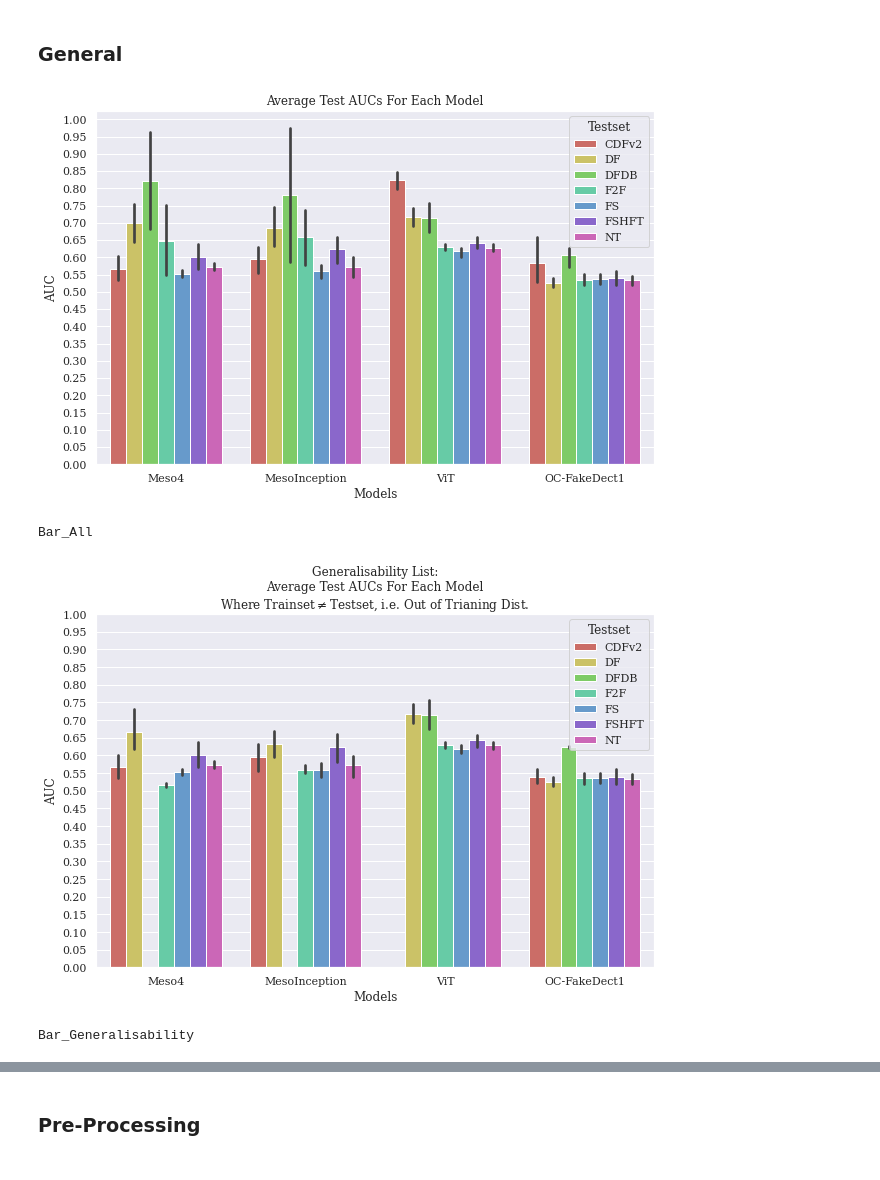
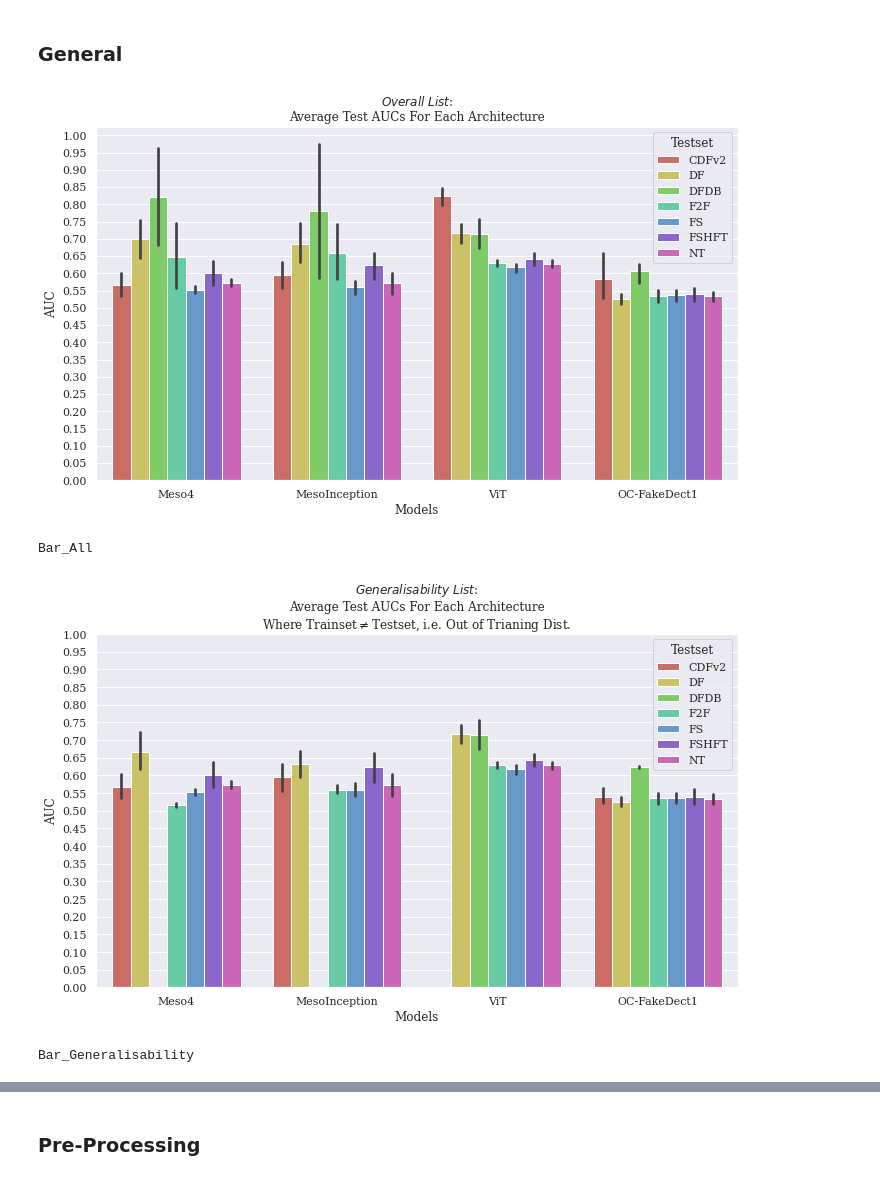
Before and after one commit to zsxkib/MInf-2.0-DeepFake-Detection, a Jupyter notebook: Collate_Results.ipynb, the cells around one changed output, grey strips where cells are left out. Drawn from its saved outputs; the diff is of its cells as text; code cells hidden in the pictures.

Commit message:
all plots done frfr

```diff
--- a/Collate_Results.ipynb
+++ b/Collate_Results.ipynb
@@ -44,6 +44,21 @@ def get_metric_from_file(fpath, metric="auc"):
             tpr = ast.literal_eval(tpr.strip().split("=")[-1])
             fpr = ast.literal_eval(fpr.strip().split("=")[-1])
             return tpr, fpr, experiment_name
+
+        if "ytrueNypreds" == metric:
+            f.readline()
+            fpr = f.readline()
+            f.readline()
+            tpr = f.readline()
+            tpr = ast.literal_eval(tpr.strip().split("=")[-1])
+            fpr = ast.literal_eval(fpr.strip().split("=")[-1])
+            f.readline()
+            y_true = f.readline()
+            y_true = ast.literal_eval(y_true.strip().split("=")[-1])
+            f.readline()
+            y_pred = f.readline()
+            y_pred = ast.literal_eval(y_pred.strip().split("=")[-1])
+            return y_true, y_pred, experiment_name
     chosen_metric = metrics[metric.lower()]
     return float(chosen_metric.strip().split("=")[-1])
 
@@ -384,33 +420,33 @@ ___
 # %% [markdown]
 ### General
 # %%
-plt.figure(figsize=(10, 6.5))
+plt.figure(figsize=(11.5, 6.5))
 # plot_order = df.groupby('Cause Name')['Deaths'].sum().sort_values(ascending=False).index.values
 ax = sns.barplot(
     x="Model_Name",
     y="AUC",
     hue="Testset",
     data=df,
     hue_order=['CDFv2', 'DF', 'DFDB', 'F2F', 'FS', 'FSHFT', 'NT'],
     order=['Meso4', 'MesoInception', 'ViT', 'OC-FakeDect1'],
     palette="hls",
 )
-title = f"Average Test AUCs For Each Model"
+title = f"$Overall$ $List$:\nAverage Test AUCs For Each Architecture"
 fname = "Bar_All"
 ax.set_title(title)
 ax.set_yticks(np.arange(0, 1.05, 0.05))
 ax.set_xlabel("Models")
 plt.savefig(
     f"./_PLOTS/{fname}.pdf",
     bbox_inches="tight",
     )
 plt.show()
 print(fname)
 # %% [output]
-[figure, old version]
+[figure, new version]
 Bar_All
 # %%
-plt.figure(figsize=(10, 6.5))
+plt.figure(figsize=(11.5, 6.5))
 ax = sns.barplot(
     x="Model_Name",
     y="AUC",
@@ -420,7 +456,7 @@ ax = sns.barplot(
     order=['Meso4', 'MesoInception', 'ViT', 'OC-FakeDect1'],
     palette="hls",
 )
-title = f"Generalisability List:\nAverage Test AUCs For Each Model\nWhere Trainset$\\neq$Testset, i.e. Out of Trianing Dist."
+title = f"$Generalisability$ $List$:\nAverage Test AUCs For Each Architecture\nWhere Trainset$\\neq$Testset, i.e. Out of Trianing Dist."
 fname = "Bar_Generalisability"
 ax.set_title(title)
 ax.set_yticks(np.arange(0, 1.05, 0.05))
@@ -432,5 +468,5 @@ plt.savefig(
 plt.show()
 print(fname)
 # %% [output]
-[figure, old version]
+[figure, new version]
 Bar_Generalisability
```
Also changed, not shown: parts of 30 cells of this notebook, 15 other files.
